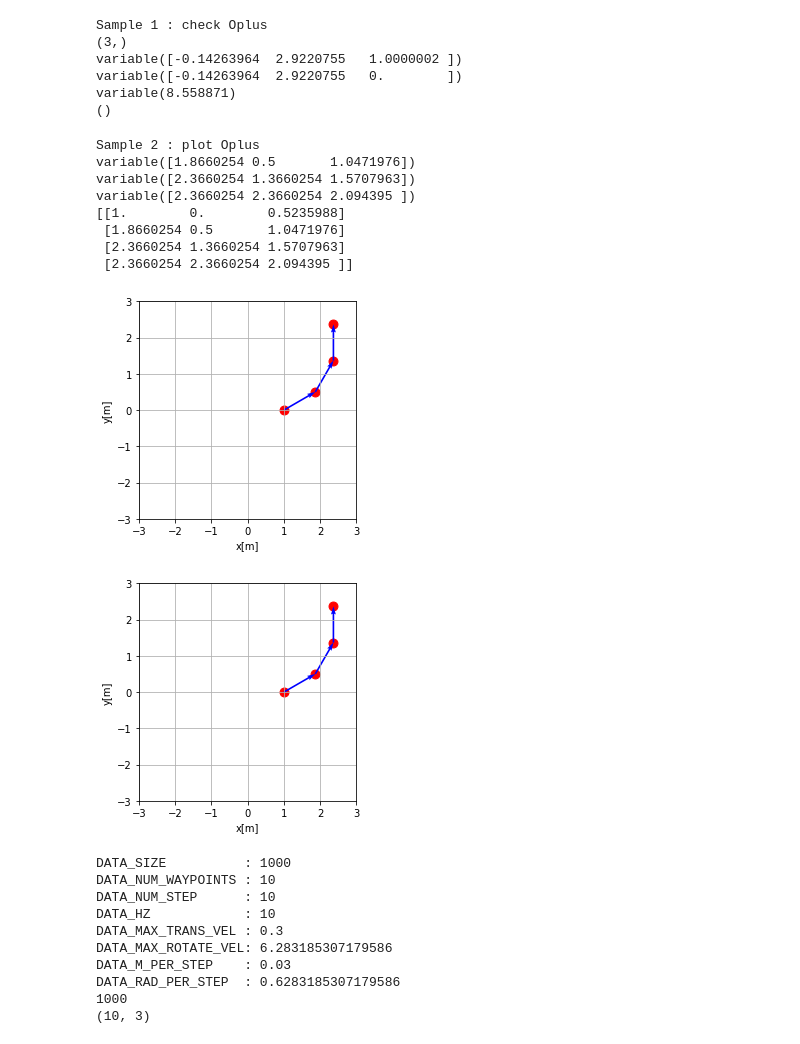
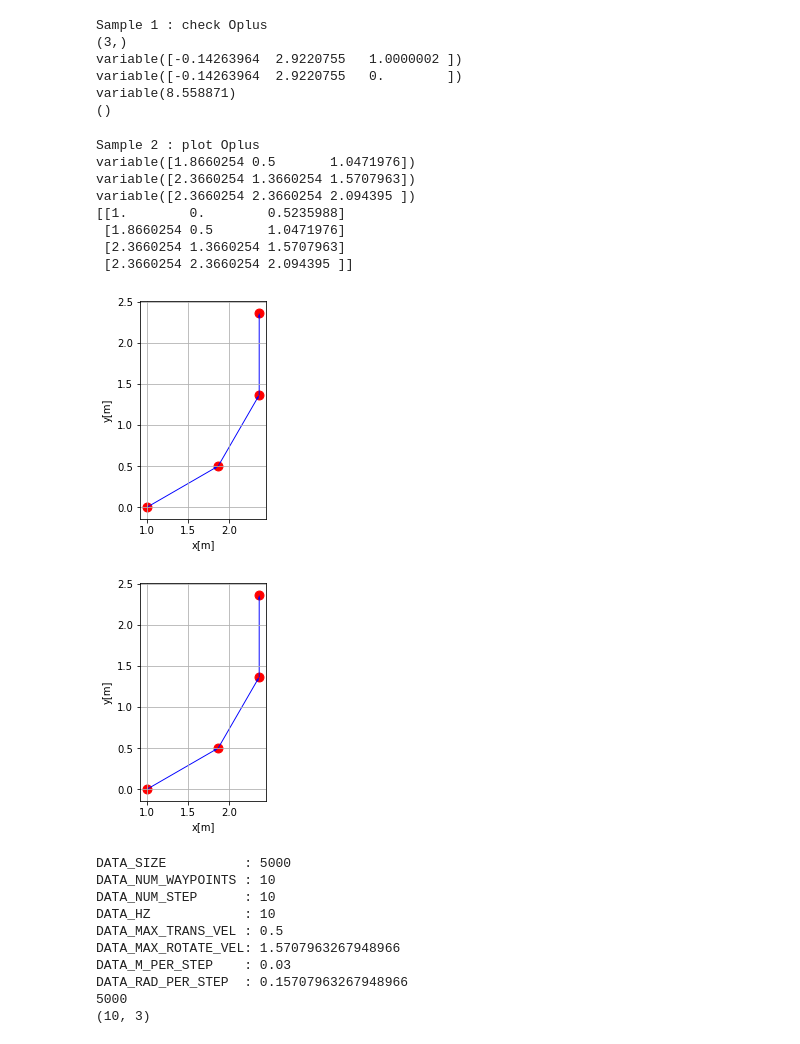
Before and after one commit to yotaseki/ROS-Cart, a Jupyter notebook: script/Train.ipynb, the cells around one changed output. Drawn from its saved outputs; the diff is of its cells as text; code cells hidden in the pictures.

```diff
--- a/script/Train.ipynb
+++ b/script/Train.ipynb
@@ -20,7 +20,7 @@ import xp_settings as settings
 settings.set_gpu(0)
 xp = settings.xp
 # %%
-def plot_path(cart_path,target,xlim=[-5,5],ylim=[-5,5]):
+def plot_path(cart_path,target):
     fig = plt.figure()
     path = cart_path
     target = target
@@ -37,8 +37,6 @@ def plot_path(cart_path,target,xlim=[-5,5],ylim=[-5,5]):
     plt.xlabel("x[m]")
     plt.ylabel("y[m]")
     plt.axis('scaled')
-    plt.xlim(xlim[0],xlim[1])
-    plt.ylim(ylim[0],ylim[1])
     plt.grid()
     plt.show()
     return fig
@@ -66,40 +64,40 @@ variable(8.558871)
 # %%
 print('Sample 2 : plot Oplus')
 sample_x1 = Variable(xp.array([1, 0, xp.pi/6], dtype = 'float32'))
 sample_x2 = Variable(xp.array([1, 0, xp.pi/6], dtype = 'float32'))
 sample_x3 = Variable(xp.array([1, 0, xp.pi/6], dtype = 'float32'))
 sample_x4 = Variable(xp.array([1, 0, xp.pi/6], dtype = 'float32'))
 sample_z1 = oplus(sample_x1,sample_x2)
 print(sample_z1)
 sample_z2 = oplus(sample_z1,sample_x3)
 print(sample_z2)
 sample_z3 = oplus(sample_z2,sample_x4)
 print(sample_z3)
 sample_z = sample_z3 * xp.array([1., 1., 0], dtype='float32')
 sample_pathes = xp.array(xp.vstack((sample_x1.data,sample_z1.data,sample_z2.data,sample_z3.data)),dtype='float32')
 print(sample_pathes)
-plot_path(sample_pathes,sample_pathes,[-3,3],[-3,3])
+plot_path(sample_pathes,sample_pathes)
 # %% [output]
 Sample 2 : plot Oplus
 variable([1.8660254 0.5       1.0471976])
 variable([2.3660254 1.3660254 1.5707963])
 variable([2.3660254 2.3660254 2.094395 ])
 [[1.        0.        0.5235988]
  [1.8660254 0.5       1.0471976]
  [2.3660254 1.3660254 1.5707963]
  [2.3660254 2.3660254 2.094395 ]]
-[figure, old version]
+[figure, new version]
-[figure, old version]
+[figure, new version]
 # %%
 # dataset
-DATA_SIZE = 1000
+DATA_SIZE = 5000
 DATA_NUM_WAYPOINTS = 10
 DATA_NUM_STEP = DATA_NUM_WAYPOINTS
 DATA_HZ = 10
-DATA_MAX_TRANS_VEL = 0.3 # [m/s]
-DATA_MAX_ROTATE_VEL = 2*xp.pi # [rad/s]
-DATA_M_PER_STEP = DATA_MAX_TRANS_VEL / DATA_HZ # [m/step]
-DATA_RAD_PER_STEP = DATA_MAX_ROTATE_VEL / DATA_HZ # [rad/step]
+DATA_MAX_TRANS_VEL = 0.5 # [m/s]
+DATA_MAX_ROTATE_VEL = xp.pi * 0.5# [rad/s]
+DATA_M_PER_STEP = 0.03 # [m/step]
+DATA_RAD_PER_STEP = xp.pi * 0.5 / DATA_HZ # [rad/step]
 
 print('DATA_SIZE          :',DATA_SIZE)
 print('DATA_NUM_WAYPOINTS :',DATA_NUM_WAYPOINTS)
@@ -115,9 +113,12 @@ X_train = []
 for i in range(DATA_SIZE):
     rand_rad = xp.random.rand()*(2*DATA_RAD_PER_STEP)-DATA_RAD_PER_STEP # -36 ~ 36 m/step
     d = data.generate_arc_path(DATA_NUM_STEP,rand_rad,DATA_M_PER_STEP)
-    d_rotate = data.rotate_path(d,rand_rad/2)
+    rand_trans_x = xp.random.rand() * DATA_M_PER_STEP
+    d_trans = data.translate_path(d,rand_trans_x,0.0)
+    rand_rotate = xp.random.rand()*(xp.pi)-xp.pi/2
+    d_rotate = data.rotate_path(d_trans,rand_rotate)
     #d_xy_fl = xp.ravel(d_xy[0:DATA_WAYPOINTS])
-    X_train.append(d_rotate)
+    X_train.append(d)
 '''
 # old version
 for i in range(DATA_SIZE):
@@ -131,15 +132,15 @@ for i in range(DATA_SIZE):
 print(len(X_train))
 print(X_train[0].shape)
 # %% [output]
-DATA_SIZE          : 1000
+DATA_SIZE          : 5000
 DATA_NUM_WAYPOINTS : 10
 DATA_NUM_STEP      : 10
 DATA_HZ            : 10
-DATA_MAX_TRANS_VEL : 0.3
-DATA_MAX_ROTATE_VEL: 6.283185307179586
+DATA_MAX_TRANS_VEL : 0.5
+DATA_MAX_ROTATE_VEL: 1.5707963267948966
 DATA_M_PER_STEP    : 0.03
-DATA_RAD_PER_STEP  : 0.6283185307179586
-1000
+DATA_RAD_PER_STEP  : 0.15707963267948966
+5000
 (10, 3)
 # %%
 # plot data
```
Also changed, not shown: parts of 6 cells of this notebook, 2 other files.
